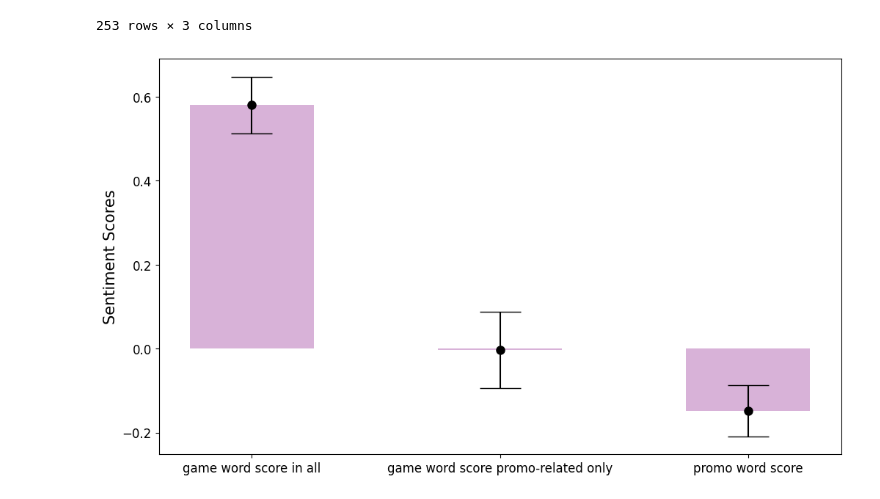
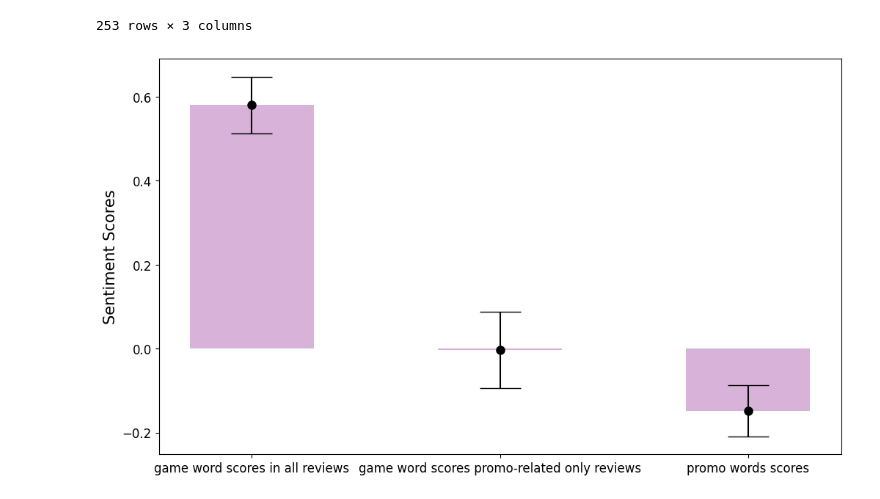
Before and after one commit to Augustzhang-yx/Capstone-abtest, a Jupyter notebook: Final Code.ipynb, the cells around one changed output. Drawn from its saved outputs; the diff is of its cells as text; code cells hidden in the pictures.

Commit message:
change the comared plot of 3 scores

```diff
--- a/Final Code.ipynb
+++ b/Final Code.ipynb
@@ -928,29 +928,29 @@ df_game_comment
 # %%
 avg_promo_score = df_promo_comment.promotion_sentiment.mean()
 
 # Find out standard error
 all_ct = df_game_cmt.game_sentiment.count()
 promo_ct = df_game_comment.game_sentiment.count()
 promo_word_ct = df_promo_comment.promotion_sentiment.count()
 
 all_sd = df_game_cmt.game_sentiment.std()
 promo_sd = df_game_comment.game_sentiment.std()
 promo_word_sd = df_promo_comment.promotion_sentiment.std()
 
 all_se = all_sd / all_ct**0.5
 promo_se = promo_sd / promo_ct ** 0.5
 promo_word_se = promo_word_sd / promo_word_ct** 0.5
 
 plt.figure(figsize=(12,7))
-a = ["game word score in all","game word score promo-related only", 'promo word score']
+a = ["game word scores in all reviews","game word scores promo-related only reviews", 'promo words scores']
 b = [avg_game_senti, avg_game_score_promo_only, avg_promo_score]
 plt.yticks(fontsize=12)
 plt.ylabel("Sentiment Scores",fontsize=15)
 plt.xticks( fontsize=12)
 plt.bar(a, b,color='purple',alpha=0.3, width=0.5)
 c = [1.96 * all_se, 1.96*promo_se, 1.96*promo_word_se]
 (_, caps, _) = plt.errorbar(a, b, yerr = c, color = "black",fmt = "o",markersize=8, capsize=20)
 for cap in caps:
     cap.set_markeredgewidth(1)
 # %% [output]
-[figure, old version]
+[figure, new version]
```
